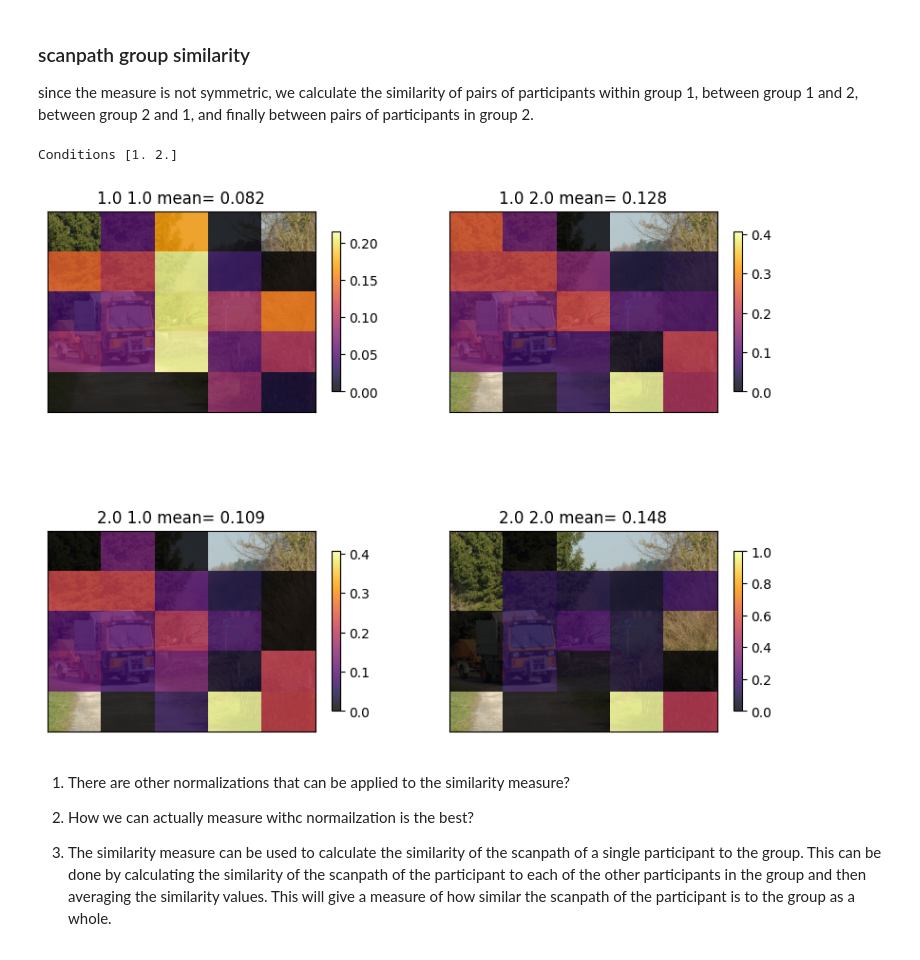
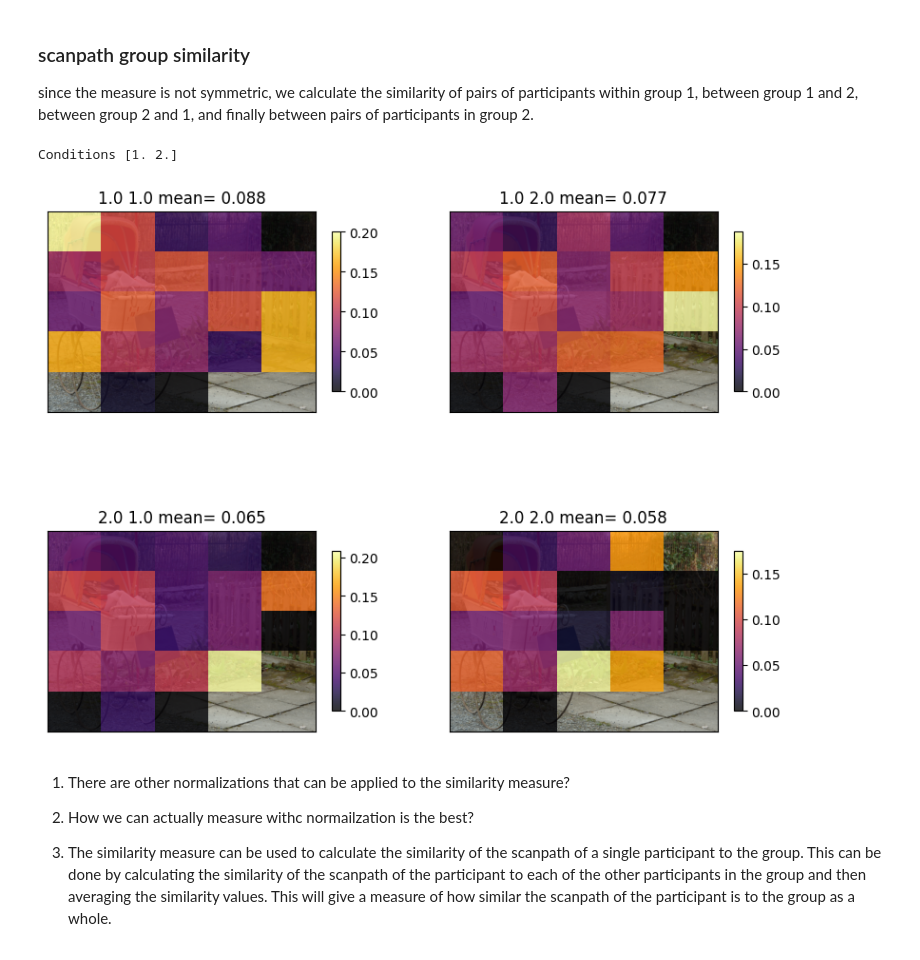
Before and after one commit to nicofilippucci/PyEyeSim, a Jupyter notebook: Notebooks/PyEyeSimInferenceDemo2.ipynb, the cells around one changed output. Saved outputs shown, nothing was run; the diff lists cells and outputs as text; code cells hidden in the pictures.

```diff
--- a/Notebooks/PyEyeSimInferenceDemo2.ipynb
+++ b/Notebooks/PyEyeSimInferenceDemo2.ipynb
@@ -75,11 +74,11 @@ Mean scanpath  length:  3956.3  +/-  895.0  pixels
 
 since the measure is not symmetric, we calculate the similarity of pairs of participants within group 1, between group 1 and 2, between group 2 and 1, and finally between pairs of participants in group 2.
 # %%
-stimn=1
+stimn=0
 SimVals,SimValsSD=UrbanDat.ScanpathSim2Groups(UrbanDat.stimuli[stimn],'age',normalize='mult')
 # %% [output]
 Conditions [1. 2.]
-[figure, old version]
+[figure, new version]
 # %% [markdown]
 1. There are other normalizations that can be applied to the similarity measure?
 
```
Also changed, not shown: parts of 34 cells of this notebook, 1 other file.
